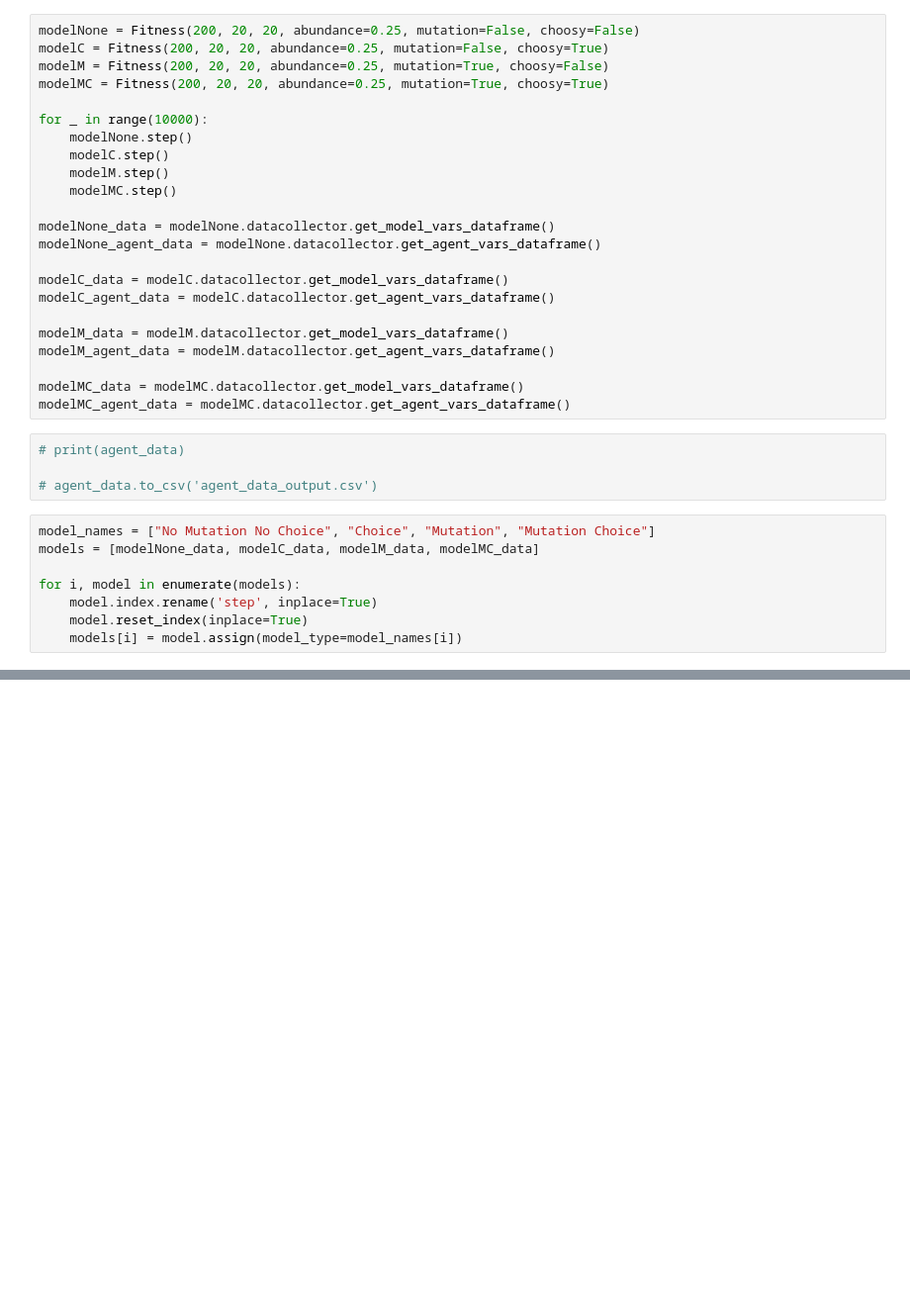
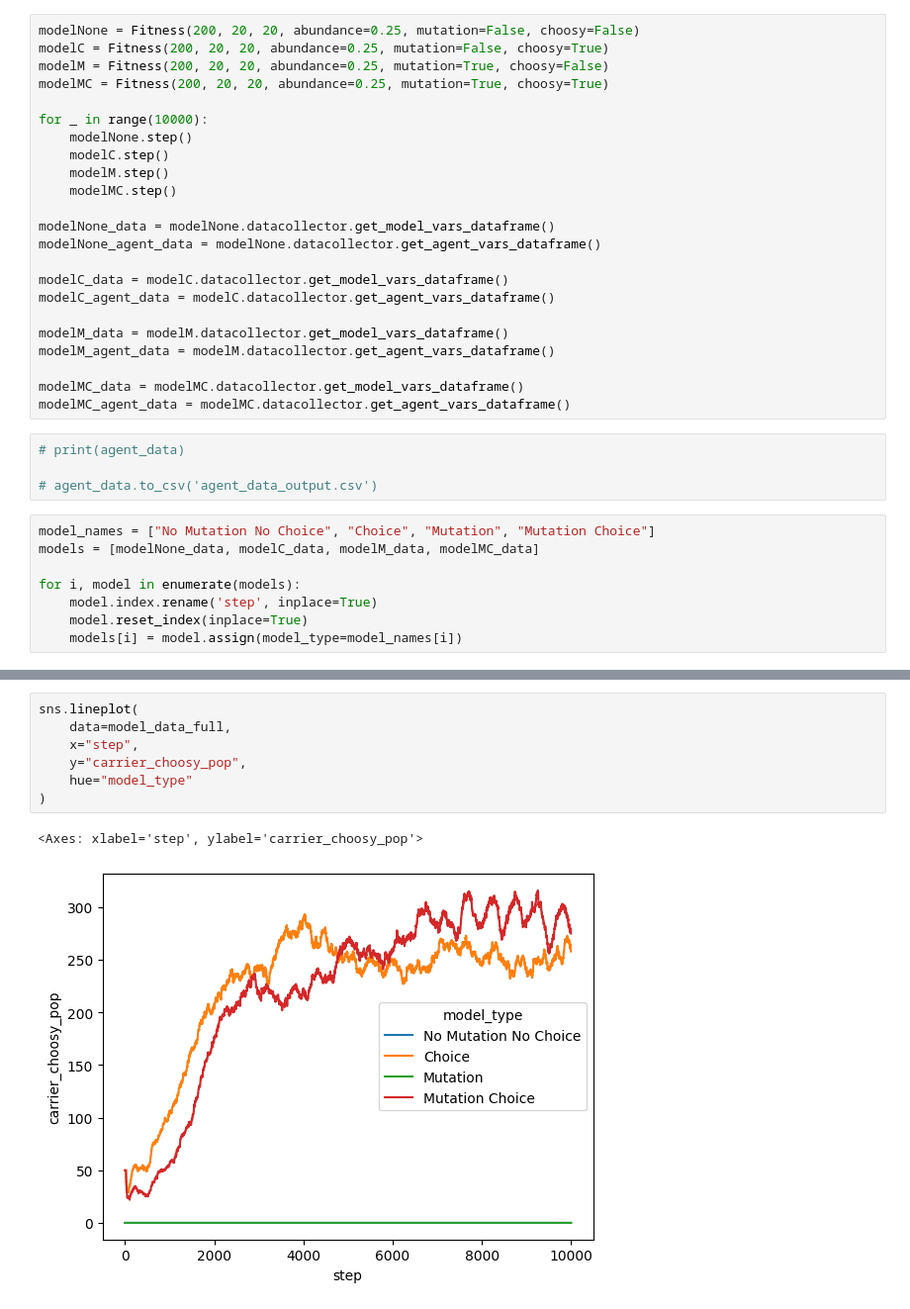
Before and after one commit to bytang/reproductive-strategies, a Jupyter notebook: doodles.ipynb, the cells around one changed output, grey strips where cells are left out. Shown at 99% size. Cells and saved outputs as stored; diff of their text form; blank space fills up the shorter version.

```diff
--- a/doodles.ipynb
+++ b/doodles.ipynb
@@ -128,0 +129,10 @@ sns.lineplot(
+# %%
+sns.lineplot(
+    data=model_data_full,
+    x="step",
+    y="carrier_choosy_pop",
+    hue="model_type"
+)
+# %% [output]
+<Axes: xlabel='step', ylabel='carrier_choosy_pop'>
+[figure, added]
```
Also changed, not shown: parts of 12 cells of this notebook, 2 other files.
